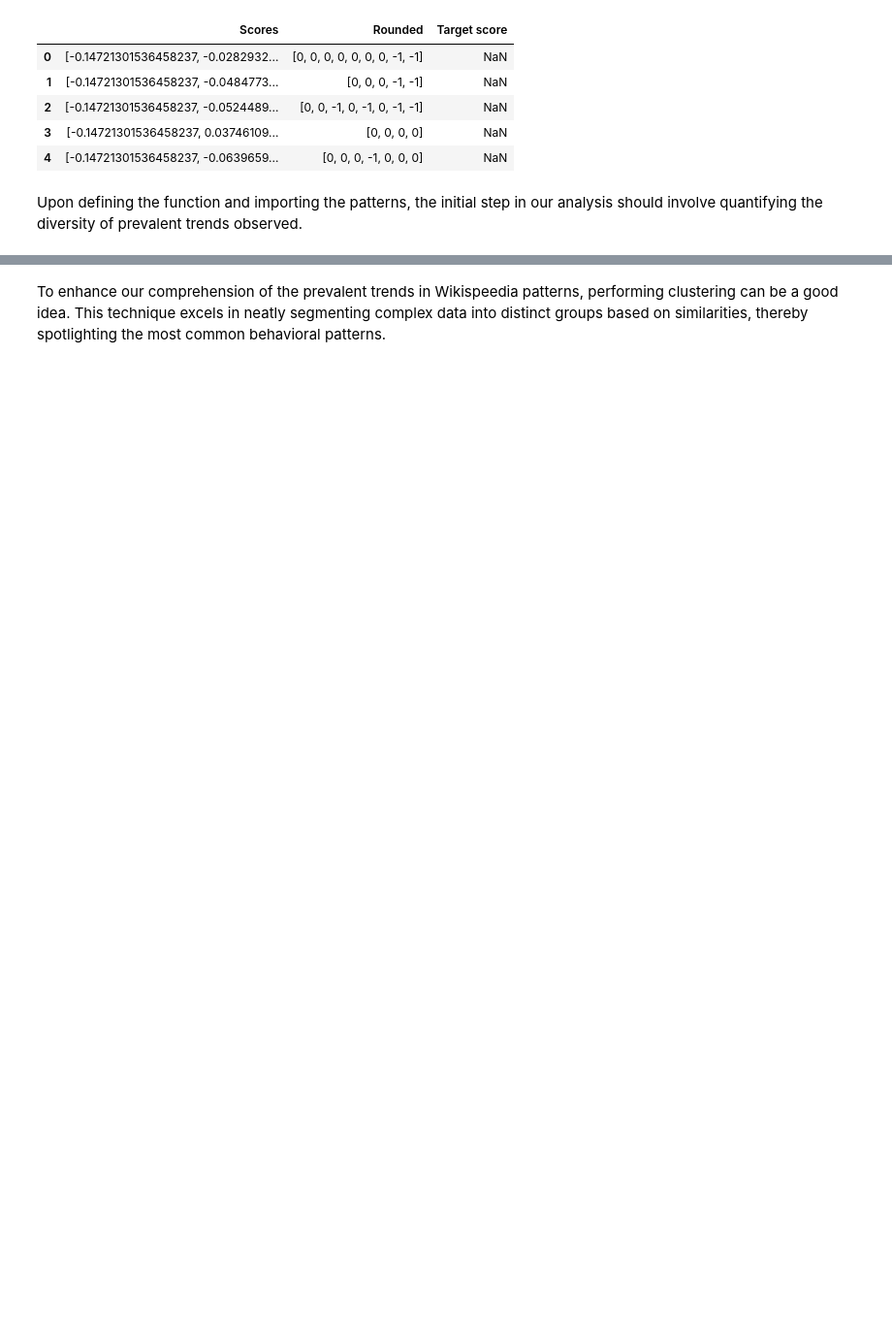
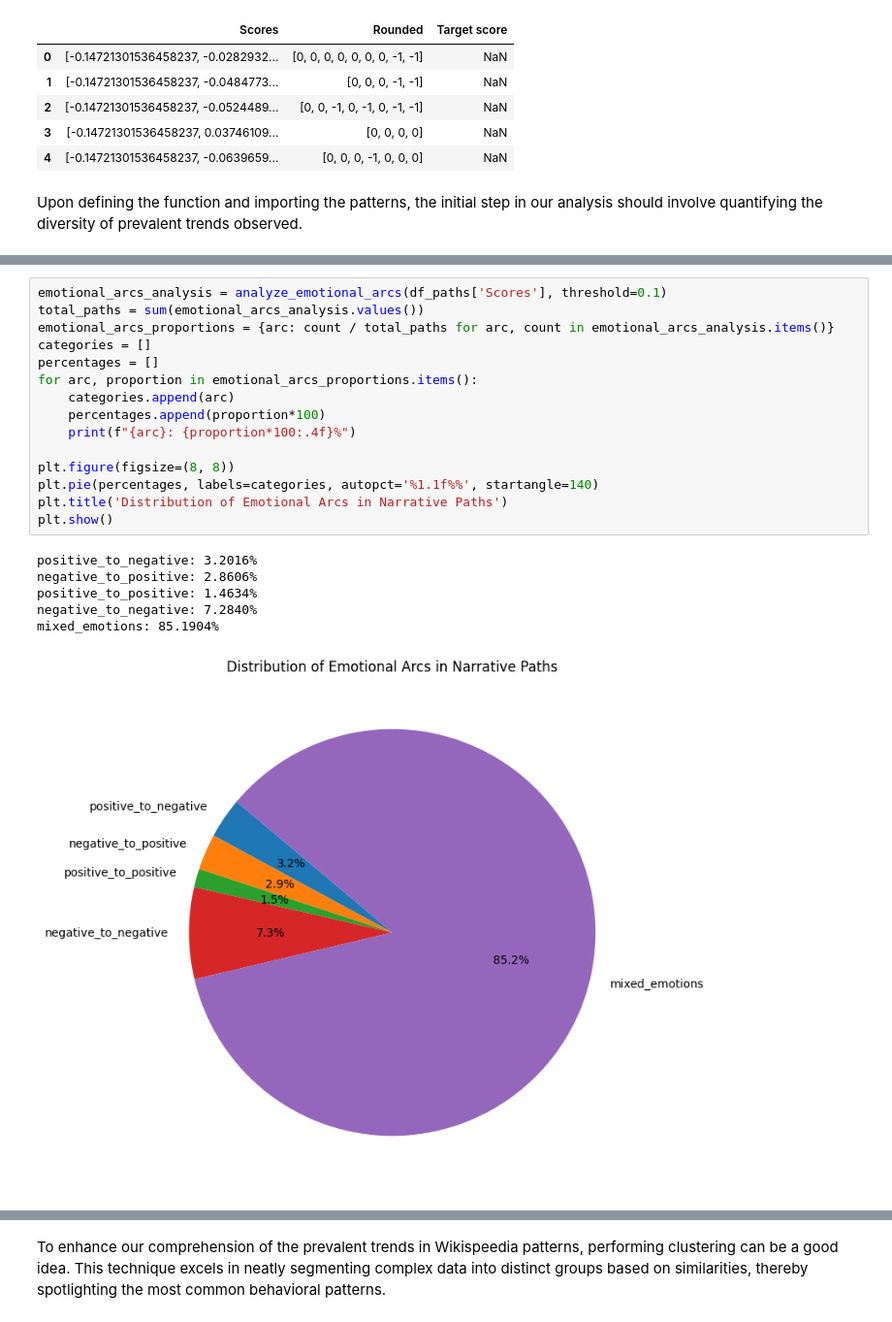
Before and after one commit to epfl-ada/ada-2023-project-statsquad3, a Jupyter notebook: Question 3.ipynb, the cells around one changed output, grey strips where cells are left out. Shown: that part at 97% size. Drawn from its saved outputs; the diff is of its cells as text; blank space fills up the shorter version.

```diff
--- a/Question 3.ipynb
+++ b/Question 3.ipynb
@@ -86,0 +100,22 @@ mixed_emotions: 99.1925%
+# %%
+emotional_arcs_analysis = analyze_emotional_arcs(df_paths['Scores'], threshold=0.1)
+total_paths = sum(emotional_arcs_analysis.values())
+emotional_arcs_proportions = {arc: count / total_paths for arc, count in emotional_arcs_analysis.items()}
+categories = []
+percentages = []
+for arc, proportion in emotional_arcs_proportions.items():
+    categories.append(arc)
+    percentages.append(proportion*100)
+    print(f"{arc}: {proportion*100:.4f}%")
+
+plt.figure(figsize=(8, 8))
+plt.pie(percentages, labels=categories, autopct='%1.1f%%', startangle=140)
+plt.title('Distribution of Emotional Arcs in Narrative Paths')
+plt.show()
+# %% [output]
+positive_to_negative: 3.2016%
+negative_to_positive: 2.8606%
+positive_to_positive: 1.4634%
+negative_to_negative: 7.2840%
+mixed_emotions: 85.1904%
+[figure, added]
```
Also changed, not shown: parts of 24 cells of this notebook.
